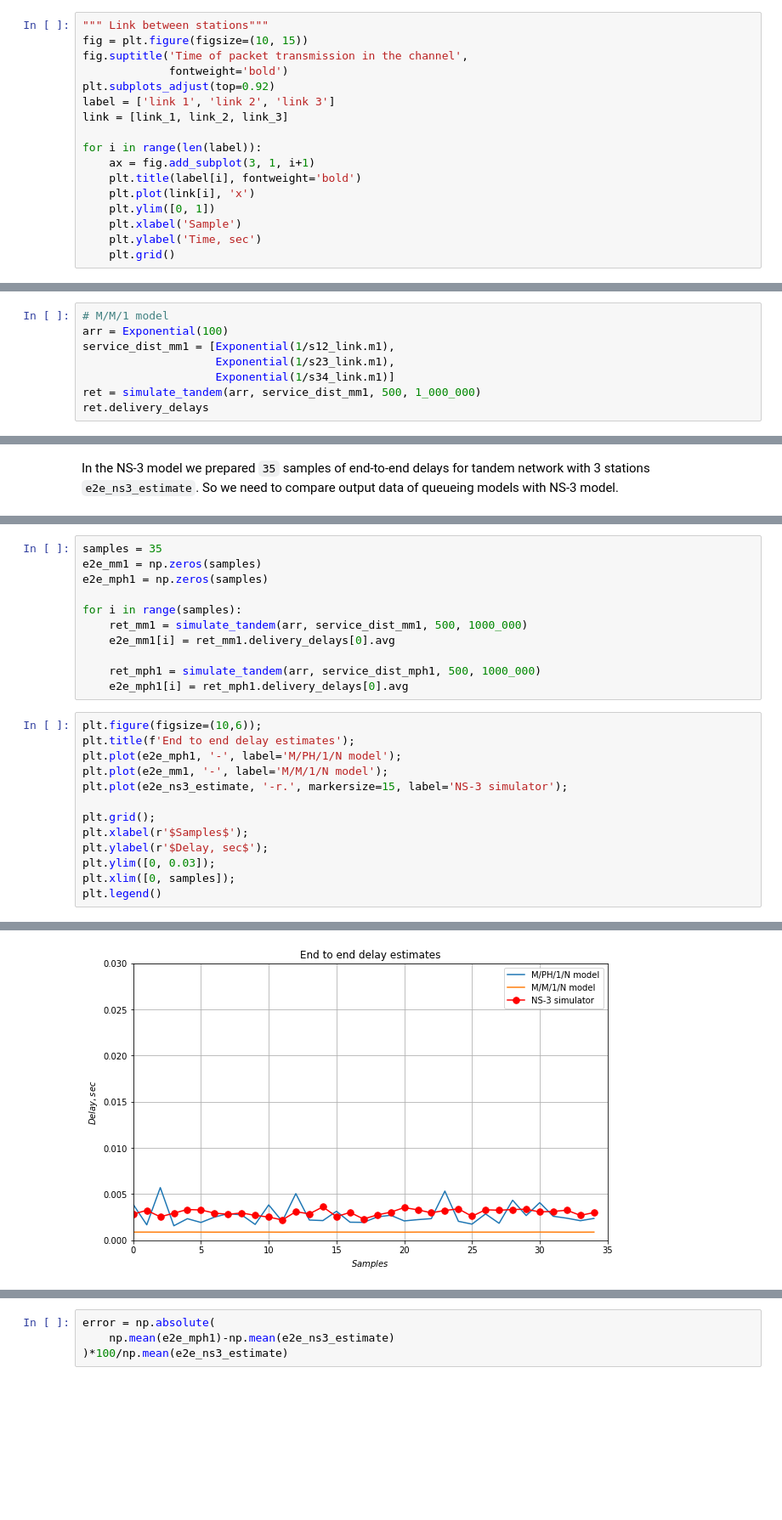
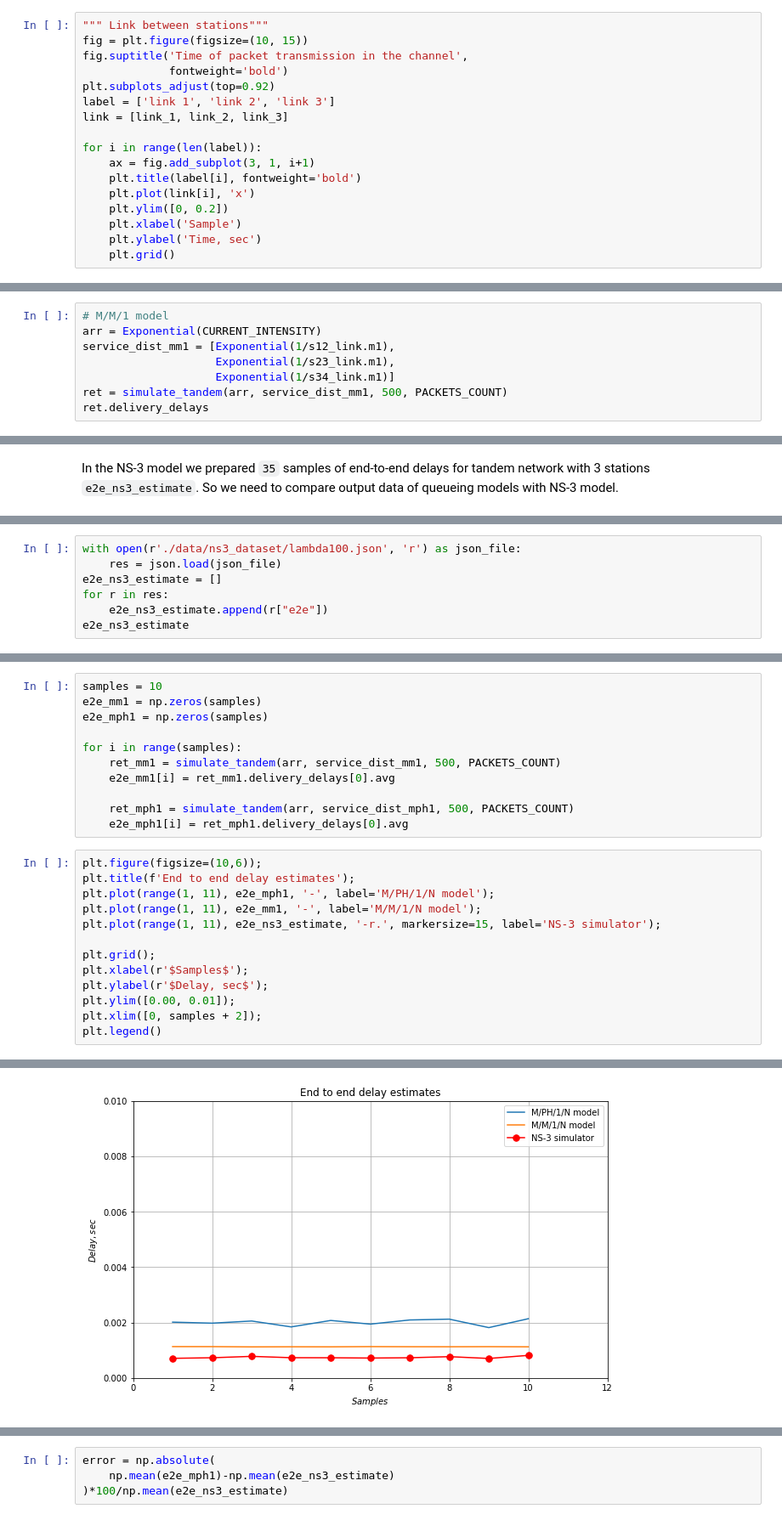
Before and after one commit to ipu69/pyqumo_old, a Jupyter notebook: experiments/ns3_ph_fit.ipynb, the cells around one changed output, grey strips where cells are left out. Shown at 85% size. Saved outputs shown, nothing was run; the diff lists cells and outputs as text; blank space fills up the shorter version.

```diff
--- a/experiments/ns3_ph_fit.ipynb
+++ b/experiments/ns3_ph_fit.ipynb
@@ -82,7 +93,7 @@ for i in range(len(label)):
     ax = fig.add_subplot(3, 1, i+1)
     plt.title(label[i], fontweight='bold')
     plt.plot(link[i], 'x')
-    plt.ylim([0, 1])
+    plt.ylim([0, 0.2])
     plt.xlabel('Sample')
     plt.ylabel('Time, sec')
     plt.grid()
@@ -161,10 +172,10 @@ ret.delivery_delays
 And also, we prepared with M/M/1/N queueuing model.
 # %%
 # M/M/1 model
-arr = Exponential(100)
+arr = Exponential(CURRENT_INTENSITY)
 service_dist_mm1 = [Exponential(1/s12_link.m1),
                     Exponential(1/s23_link.m1),
                     Exponential(1/s34_link.m1)]
-ret = simulate_tandem(arr, service_dist_mm1, 500, 1_000_000)
+ret = simulate_tandem(arr, service_dist_mm1, 500, PACKETS_COUNT)
 ret.delivery_delays
 # %% [output]
@@ -179,0 +189,7 @@ e2e_ns3_estimate = pd.read_csv(r'data/ns3_dataset/delays.txt', header=None)
+# %%
+with open(r'./data/ns3_dataset/lambda100.json', 'r') as json_file:
+    res = json.load(json_file)
+e2e_ns3_estimate = []
+for r in res:
+    e2e_ns3_estimate.append(r["e2e"])
+e2e_ns3_estimate
@@ -180,28 +207,28 @@ e2e_ns3_estimate = pd.read_csv(r'data/ns3_dataset/delays.txt', header=None)
 # %%
-samples = 35
+samples = 10
 e2e_mm1 = np.zeros(samples)
 e2e_mph1 = np.zeros(samples)
 
 for i in range(samples):
-    ret_mm1 = simulate_tandem(arr, service_dist_mm1, 500, 1000_000)
+    ret_mm1 = simulate_tandem(arr, service_dist_mm1, 500, PACKETS_COUNT)
     e2e_mm1[i] = ret_mm1.delivery_delays[0].avg
 
-    ret_mph1 = simulate_tandem(arr, service_dist_mph1, 500, 1000_000)
+    ret_mph1 = simulate_tandem(arr, service_dist_mph1, 500, PACKETS_COUNT)
     e2e_mph1[i] = ret_mph1.delivery_delays[0].avg
 # %%
 plt.figure(figsize=(10,6));
 plt.title(f'End to end delay estimates');
-plt.plot(e2e_mph1, '-', label='M/PH/1/N model');
-plt.plot(e2e_mm1, '-', label='M/M/1/N model');
-plt.plot(e2e_ns3_estimate, '-r.', markersize=15, label='NS-3 simulator');
+plt.plot(range(1, 11), e2e_mph1, '-', label='M/PH/1/N model');
+plt.plot(range(1, 11), e2e_mm1, '-', label='M/M/1/N model');
+plt.plot(range(1, 11), e2e_ns3_estimate, '-r.', markersize=15, label='NS-3 simulator');
 
 plt.grid();
 plt.xlabel(r'$Samples$');
 plt.ylabel(r'$Delay, sec$');
-plt.ylim([0, 0.03]);
-plt.xlim([0, samples]);
+plt.ylim([0.00, 0.01]);
+plt.xlim([0, samples + 2]);
 plt.legend()
 # %% [output]
 <matplotlib.legend.Legend at 0x...>
-[figure, old version]
+[figure, new version]
 # %%
```
Also changed, not shown: parts of 24 cells of this notebook, 14 other files.
